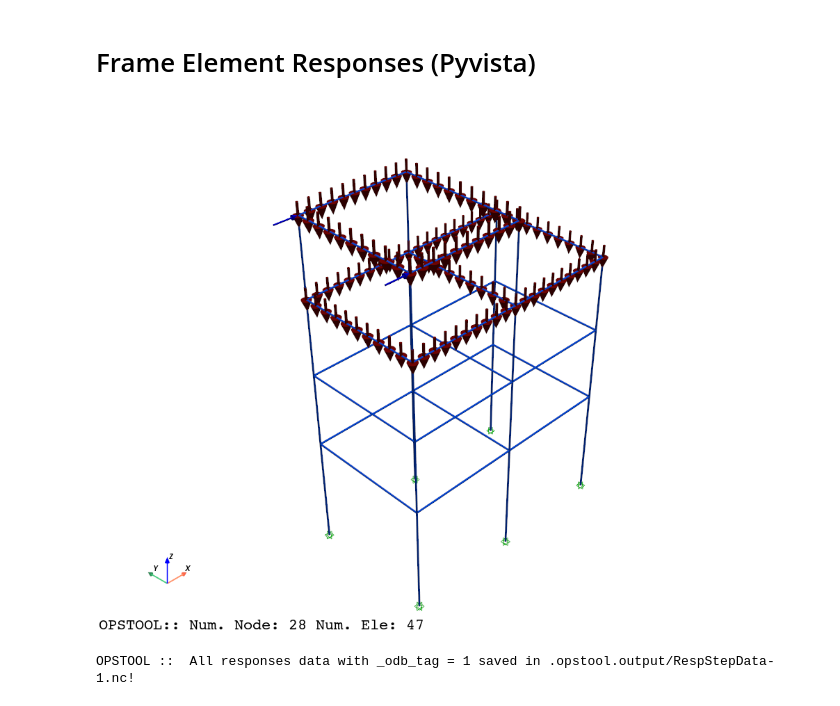
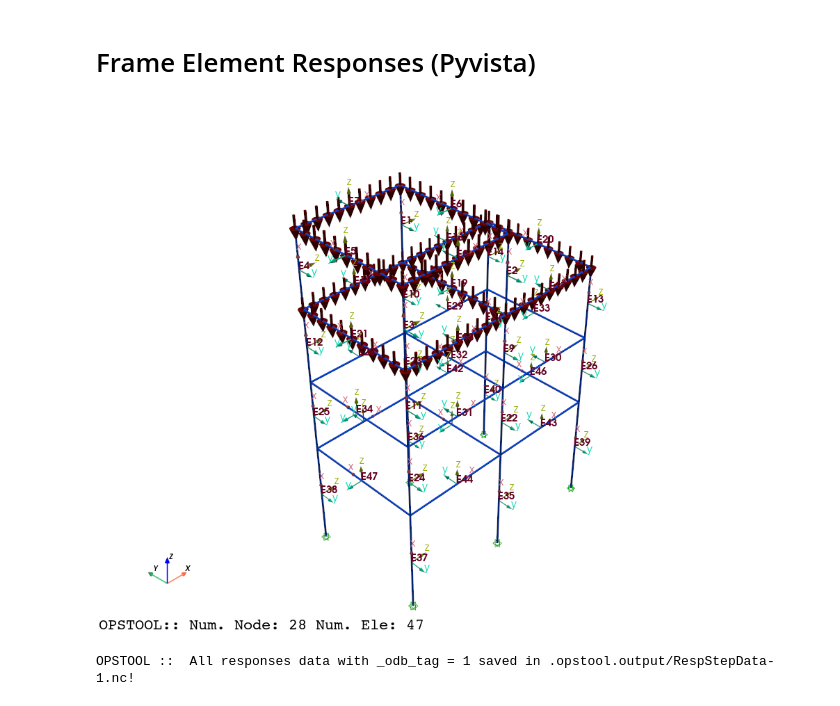
Before and after one commit to sahilkur36/opstool, a Jupyter notebook: docs/src/vis/plot_frame_resp_pyvista.ipynb, the cells around one changed output. Saved outputs shown, nothing was run; the diff lists cells and outputs as text; code cells hidden in the pictures.

```diff
--- a/docs/src/vis/plot_frame_resp_pyvista.ipynb
+++ b/docs/src/vis/plot_frame_resp_pyvista.ipynb
@@ -16,10 +14,10 @@ for etag in [5, 6, 7, 8, 15, 16, 17, 18, 19, 20, 21]:
 # %%
 opsvis.set_plot_props(point_size=0, line_width=3, notebook=True)  # notebook=False for practical use
-fig = opsvis.plot_model(show_nodal_loads=True, show_ele_loads=True)
-fig.show(jupyter_backend="jupyterlab")
+fig = opsvis.plot_model(show_nodal_loads=True, show_ele_loads=True, show_local_axes=True, show_ele_numbering=True)
+fig.show(jupyter_backend="static")
 # fig.show()
 # %% [output]
-[figure, old version]
+[figure, new version]
 # %%
 ops.constraints("Transformation")
 ops.numberer("RCM")
```
Also changed, not shown: parts of 4 cells of this notebook, 35 other files.
